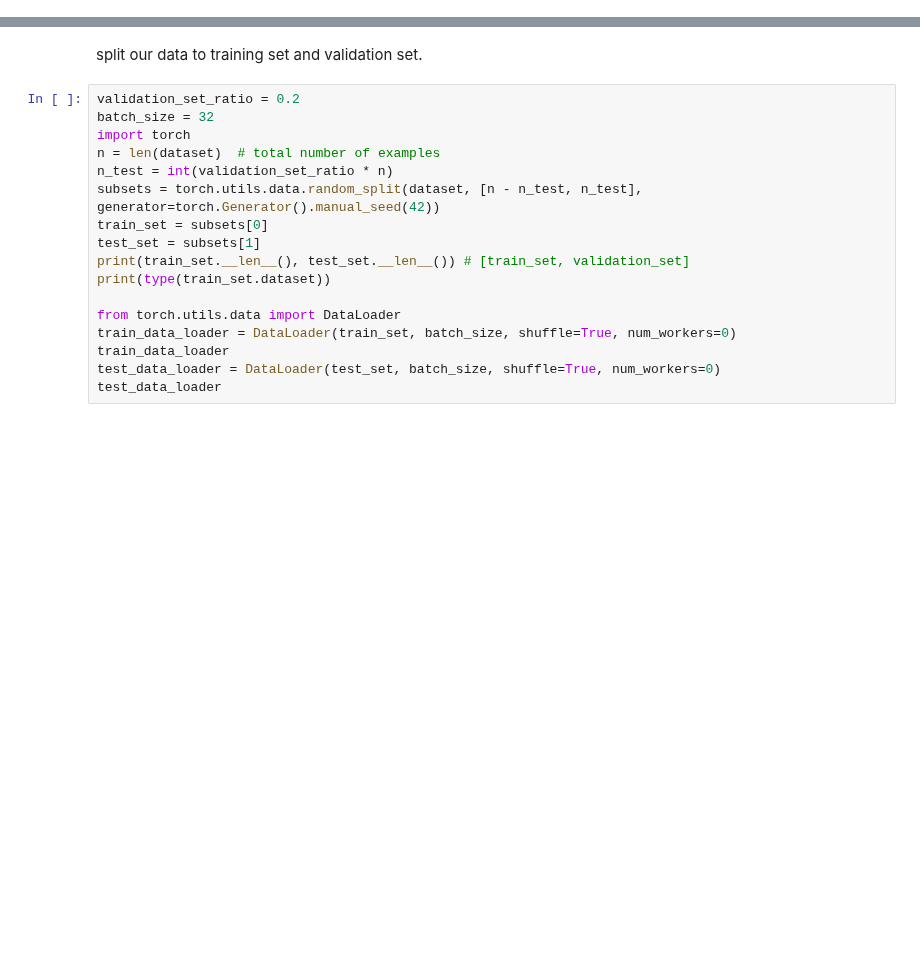
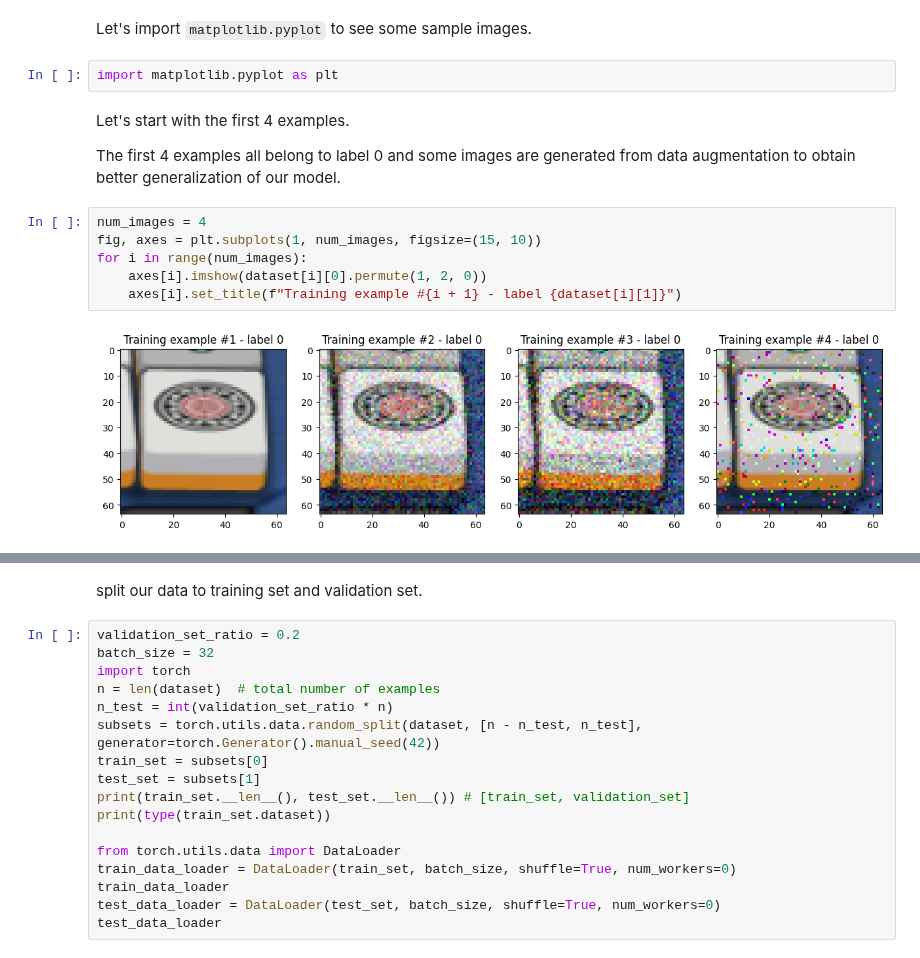
Before and after one commit to KSDeng/Mahjong-Master, a Jupyter notebook: Report.ipynb, the cells around one changed output, grey strips where cells are left out. Saved outputs shown, nothing was run; the diff lists cells and outputs as text; blank space fills up the shorter version.

Commit message:
Add Data Exploration and Garbage Collection

```diff
--- a/Report.ipynb
+++ b/Report.ipynb
@@ -87,0 +134,16 @@ print(dataset.class_to_idx) # index of classes
+# %% [markdown]
+Let's import `matplotlib.pyplot` to see some sample images.
+# %%
+import matplotlib.pyplot as plt
+# %% [markdown]
+Let's start with the first 4 examples.
+
+The first 4 examples all belong to label 0 and some images are generated from data augmentation to obtain better generalization of our model.
+# %%
+num_images = 4
+fig, axes = plt.subplots(1, num_images, figsize=(15, 10))
+for i in range(num_images):
+    axes[i].imshow(dataset[i][0].permute(1, 2, 0))
+    axes[i].set_title(f"Training example #{i + 1} - label {dataset[i][1]}")
+# %% [output]
+[figure, added]
```
Also changed, not shown: parts of 14 cells of this notebook.
